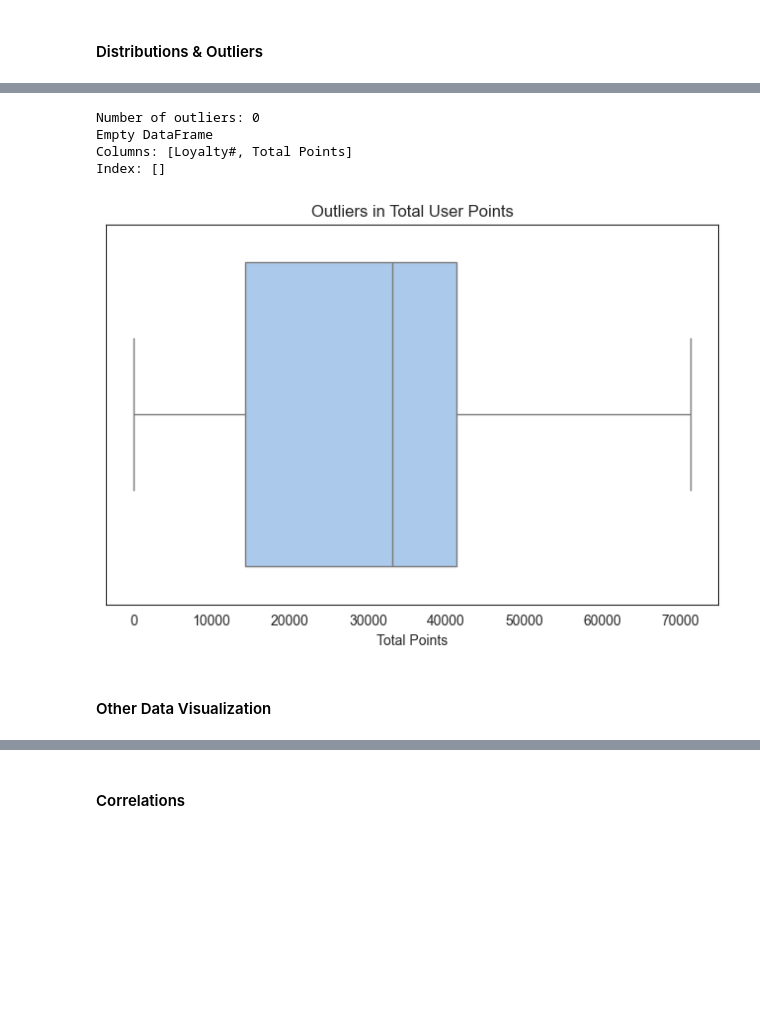
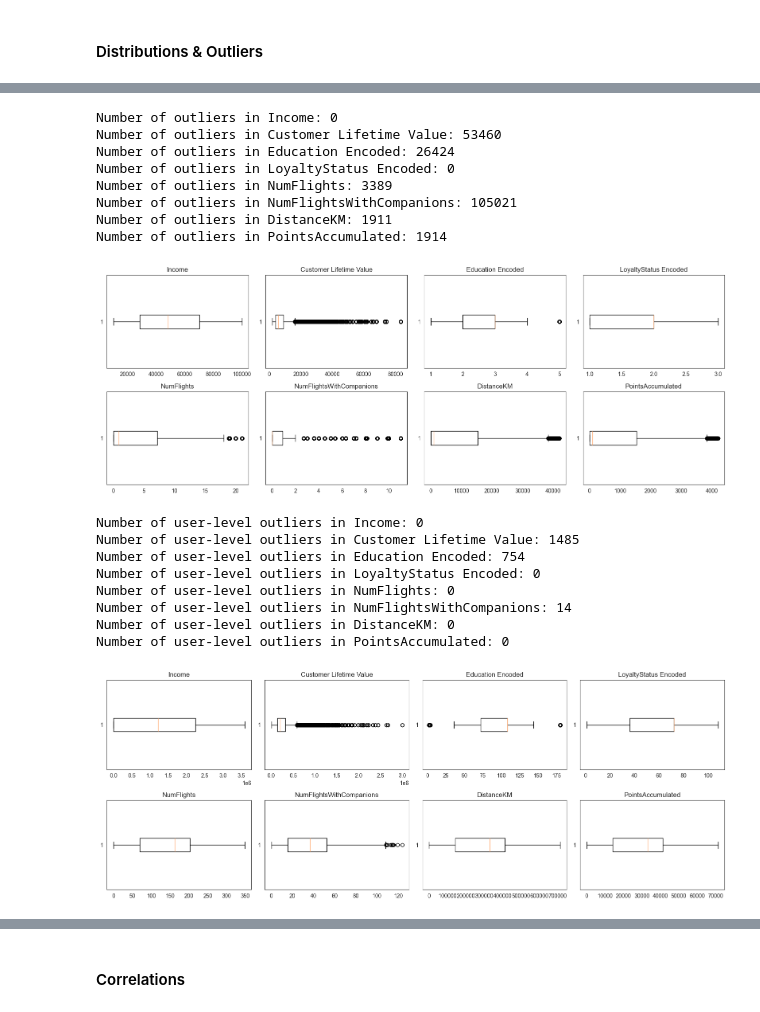
Before and after one commit to lCarvas/data-mining, a Jupyter notebook: src/Group94_EDA_Code.ipynb, the cells around one changed output, grey strips where cells are left out. Drawn from its saved outputs; the diff is of its cells as text; code cells hidden in the pictures; blank space fills up the shorter version.

```diff
--- a/src/Group94_EDA_Code.ipynb
+++ b/src/Group94_EDA_Code.ipynb
@@ -808,34 +790,63 @@ plt.show()
+# %%
+fig, axes = plt.subplots(nrows=2, ncols=4, figsize=(16, 6))
+axes = axes.flatten()
+for i, variable in enumerate(customer_numerical_variables + customer_ordinal_variables_encoded + flight_numerical_variables[:-1]):
+    axes[i].boxplot(merged_df[variable].dropna(), vert=False)
+    axes[i].set_title(variable)
+
+    Q1 = merged_df[variable].quantile(0.25)
+    Q3 = merged_df[variable].quantile(0.75)
+    IQR = Q3 - Q1
+
+    lower_bound = Q1 - 1.5 * IQR
+    upper_bound = Q3 + 1.5 * IQR
+
+    outliers = merged_df[(merged_df[variable] < lower_bound) |
+                                   (merged_df[variable] > upper_bound)]
+
+    print(f"Number of outliers in {variable}:", outliers.shape[0])
+plt.tight_layout()
+plt.show()
+# %% [output]
+Number of outliers in Income: 0
+Number of outliers in Customer Lifetime Value: 53460
+Number of outliers in Education Encoded: 26424
+Number of outliers in LoyaltyStatus Encoded: 0
+Number of outliers in NumFlights: 3389
+Number of outliers in NumFlightsWithCompanions: 105021
+Number of outliers in DistanceKM: 1911
+Number of outliers in PointsAccumulated: 1914
+[figure, new version]
 # %%
+fig, axes = plt.subplots(nrows=2, ncols=4, figsize=(16, 6))
+axes = axes.flatten()
+for i, variable in enumerate(customer_numerical_variables + customer_ordinal_variables_encoded + flight_numerical_variables[:-1]):
 
-points_per_user = flightDB_copy.groupby('Loyalty#')['PointsAccumulated'].sum().reset_index()
-points_per_user.rename(columns={'PointsAccumulated': 'Total Points'}, inplace=True)
+    points_per_user = merged_df.groupby('Loyalty#')[variable].sum().reset_index()
 
+    Q1 = points_per_user[variable].quantile(0.25)
+    Q3 = points_per_user[variable].quantile(0.75)
+    IQR = Q3 - Q1
 
-Q1 = points_per_user['Total Points'].quantile(0.25)
-Q3 = points_per_user['Total Points'].quantile(0.75)
-IQR = Q3 - Q1
+    lower_bound = Q1 - 1.5 * IQR
+    upper_bound = Q3 + 1.5 * IQR
 
+    outliers = points_per_user[(points_per_user[variable] < lower_bound) |
+                                (points_per_user[variable] > upper_bound)]
 
-lower_bound = Q1 - 1.5 * IQR
-upper_bound = Q3 + 1.5 * IQR
+    print(f"Number of user-level outliers in {variable}:", outliers.shape[0])
 
-
-outliers = points_per_user[(points_per_user['Total Points'] < lower_bound) |
-                           (points_per_user['Total Points'] > upper_bound)]
-
-print("Number of outliers:", outliers.shape[0])
-print(outliers)
-
-
-plt.figure(figsize=(8,5))
-sns.boxplot(x=points_per_user['Total Points'])
-plt.title("Outliers in Total User Points")
+    axes[i].boxplot(points_per_user[variable].dropna(), vert=False)
+    axes[i].set_title(variable)
+plt.tight_layout()
 plt.show()
 # %% [output]
-Number of outliers: 0
-Empty DataFrame
-Columns: [Loyalty#, Total Points]
-Index: []
+Number of user-level outliers in Income: 0
+Number of user-level outliers in Customer Lifetime Value: 1485
+Number of user-level outliers in Education Encoded: 754
+Number of user-level outliers in LoyaltyStatus Encoded: 0
+Number of user-level outliers in NumFlights: 0
+Number of user-level outliers in NumFlightsWithCompanions: 14
+Number of user-level outliers in DistanceKM: 0
+Number of user-level outliers in PointsAccumulated: 0
-[figure, old version]
+[figure, new version]
-# %% [markdown]
-#### Other Data Visualization
```
Also changed, not shown: parts of 21 cells of this notebook, 1 other file.
